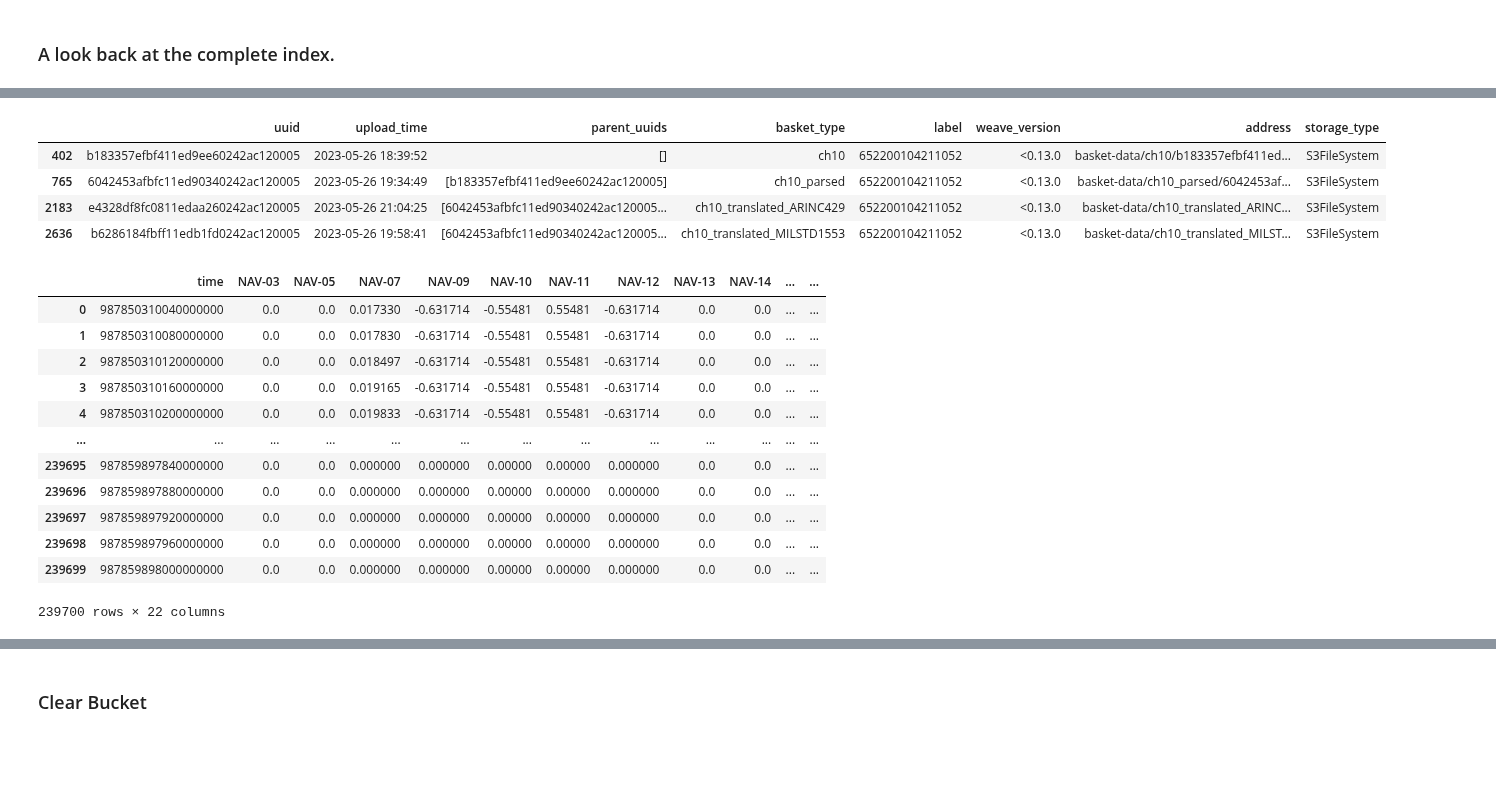
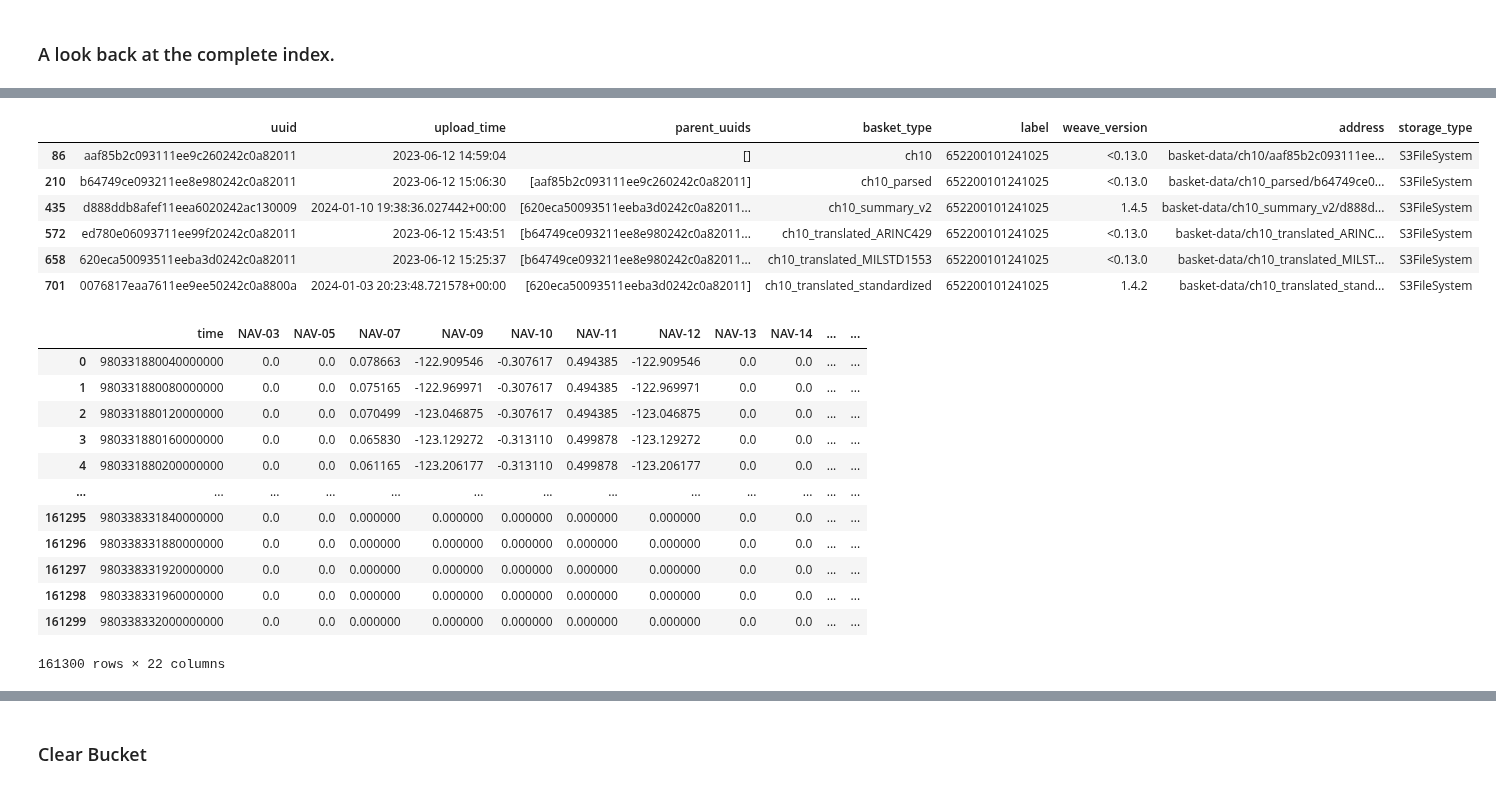
Before and after one commit to 309thEDDGE/opal, a Jupyter notebook: demo-notebooks/extract_transform_load_demo.ipynb, the cells around one changed output, grey strips where cells are left out. Drawn from its saved outputs; the diff is of its cells as text; code cells hidden in the pictures; blank space fills up the shorter version.

```diff
--- a/demo-notebooks/extract_transform_load_demo.ipynb
+++ b/demo-notebooks/extract_transform_load_demo.ipynb
@@ -233,32 +236,34 @@ original_ch10
 
 <img src="resources/weave to pandas.drawio.png">
 # %%
-my_data = index.get_baskets_of_label("652200104211052")
+my_data = index.get_baskets_of_label("652200101241025")
 my_data
 # %% [output]
 |  | uuid | upload_time | parent_uuids | basket_type | label | weave_version | address | storage_type |
-| 402 | b183357efbf411ed9ee60242ac120005 | 2023-05-26 18:39:52 | [] | ch10 | 652200104211052 | <0.13.0 | basket-data/ch10/b183357efbf411ed... | S3FileSystem |
-| 765 | 6042453afbfc11ed90340242ac120005 | 2023-05-26 19:34:49 | [b183357efbf411ed9ee60242ac120005] | ch10_parsed | 652200104211052 | <0.13.0 | basket-data/ch10_parsed/6042453af... | S3FileSystem |
-| 2183 | e4328df8fc0811edaa260242ac120005 | 2023-05-26 21:04:25 | [6042453afbfc11ed90340242ac120005... | ch10_translated_ARINC429 | 652200104211052 | <0.13.0 | basket-data/ch10_translated_ARINC... | S3FileSystem |
-| 2636 | b6286184fbff11edb1fd0242ac120005 | 2023-05-26 19:58:41 | [6042453afbfc11ed90340242ac120005... | ch10_translated_MILSTD1553 | 652200104211052 | <0.13.0 | basket-data/ch10_translated_MILST... | S3FileSystem |
+| 86 | aaf85b2c093111ee9c260242c0a82011 | 2023-06-12 14:59:04 | [] | ch10 | 652200101241025 | <0.13.0 | basket-data/ch10/aaf85b2c093111ee... | S3FileSystem |
+| 210 | b64749ce093211ee8e980242c0a82011 | 2023-06-12 15:06:30 | [aaf85b2c093111ee9c260242c0a82011] | ch10_parsed | 652200101241025 | <0.13.0 | basket-data/ch10_parsed/b64749ce0... | S3FileSystem |
+| 435 | d888ddb8afef11eea6020242ac130009 | 2024-01-10 19:38:36.027442+00:00 | [620eca50093511eeba3d0242c0a82011... | ch10_summary_v2 | 652200101241025 | 1.4.5 | basket-data/ch10_summary_v2/d888d... | S3FileSystem |
+| 572 | ed780e06093711ee99f20242c0a82011 | 2023-06-12 15:43:51 | [b64749ce093211ee8e980242c0a82011... | ch10_translated_ARINC429 | 652200101241025 | <0.13.0 | basket-data/ch10_translated_ARINC... | S3FileSystem |
+| 658 | 620eca50093511eeba3d0242c0a82011 | 2023-06-12 15:25:37 | [b64749ce093211ee8e980242c0a82011... | ch10_translated_MILSTD1553 | 652200101241025 | <0.13.0 | basket-data/ch10_translated_MILST... | S3FileSystem |
+| 701 | 0076817eaa7611ee9ee50242c0a8800a | 2024-01-03 20:23:48.721578+00:00 | [620eca50093511eeba3d0242c0a82011] | ch10_translated_standardized | 652200101241025 | 1.4.2 | basket-data/ch10_translated_stand... | S3FileSystem |
 # %%
 path_1553 = os.path.join(my_data[my_data.basket_type == 'ch10_translated_MILSTD1553'].address.iloc[0], 'parsed_data_translated', 'NAV.parquet', '00.parquet')
 df_1553 = pd.read_parquet(path_1553, filesystem = s3)
 df_1553
 # %% [output]
 |  | time | NAV-03 | NAV-05 | NAV-07 | NAV-09 | NAV-10 | NAV-11 | NAV-12 | NAV-13 | NAV-14 | ... | ... |
-| 0 | 987850310040000000 | 0.0 | 0.0 | 0.017330 | -0.631714 | -0.55481 | 0.55481 | -0.631714 | 0.0 | 0.0 | ... | ... |
-| 1 | 987850310080000000 | 0.0 | 0.0 | 0.017830 | -0.631714 | -0.55481 | 0.55481 | -0.631714 | 0.0 | 0.0 | ... | ... |
-| 2 | 987850310120000000 | 0.0 | 0.0 | 0.018497 | -0.631714 | -0.55481 | 0.55481 | -0.631714 | 0.0 | 0.0 | ... | ... |
-| 3 | 987850310160000000 | 0.0 | 0.0 | 0.019165 | -0.631714 | -0.55481 | 0.55481 | -0.631714 | 0.0 | 0.0 | ... | ... |
-| 4 | 987850310200000000 | 0.0 | 0.0 | 0.019833 | -0.631714 | -0.55481 | 0.55481 | -0.631714 | 0.0 | 0.0 | ... | ... |
+| 0 | 980331880040000000 | 0.0 | 0.0 | 0.078663 | -122.909546 | -0.307617 | 0.494385 | -122.909546 | 0.0 | 0.0 | ... | ... |
+| 1 | 980331880080000000 | 0.0 | 0.0 | 0.075165 | -122.969971 | -0.307617 | 0.494385 | -122.969971 | 0.0 | 0.0 | ... | ... |
+| 2 | 980331880120000000 | 0.0 | 0.0 | 0.070499 | -123.046875 | -0.307617 | 0.494385 | -123.046875 | 0.0 | 0.0 | ... | ... |
+| 3 | 980331880160000000 | 0.0 | 0.0 | 0.065830 | -123.129272 | -0.313110 | 0.499878 | -123.129272 | 0.0 | 0.0 | ... | ... |
+| 4 | 980331880200000000 | 0.0 | 0.0 | 0.061165 | -123.206177 | -0.313110 | 0.499878 | -123.206177 | 0.0 | 0.0 | ... | ... |
 | ... | ... | ... | ... | ... | ... | ... | ... | ... | ... | ... | ... | ... |
-| 239695 | 987859897840000000 | 0.0 | 0.0 | 0.000000 | 0.000000 | 0.00000 | 0.00000 | 0.000000 | 0.0 | 0.0 | ... | ... |
-| 239696 | 987859897880000000 | 0.0 | 0.0 | 0.000000 | 0.000000 | 0.00000 | 0.00000 | 0.000000 | 0.0 | 0.0 | ... | ... |
-| 239697 | 987859897920000000 | 0.0 | 0.0 | 0.000000 | 0.000000 | 0.00000 | 0.00000 | 0.000000 | 0.0 | 0.0 | ... | ... |
-| 239698 | 987859897960000000 | 0.0 | 0.0 | 0.000000 | 0.000000 | 0.00000 | 0.00000 | 0.000000 | 0.0 | 0.0 | ... | ... |
-| 239699 | 987859898000000000 | 0.0 | 0.0 | 0.000000 | 0.000000 | 0.00000 | 0.00000 | 0.000000 | 0.0 | 0.0 | ... | ... |
+| 161295 | 980338331840000000 | 0.0 | 0.0 | 0.000000 | 0.000000 | 0.000000 | 0.000000 | 0.000000 | 0.0 | 0.0 | ... | ... |
+| 161296 | 980338331880000000 | 0.0 | 0.0 | 0.000000 | 0.000000 | 0.000000 | 0.000000 | 0.000000 | 0.0 | 0.0 | ... | ... |
+| 161297 | 980338331920000000 | 0.0 | 0.0 | 0.000000 | 0.000000 | 0.000000 | 0.000000 | 0.000000 | 0.0 | 0.0 | ... | ... |
+| 161298 | 980338331960000000 | 0.0 | 0.0 | 0.000000 | 0.000000 | 0.000000 | 0.000000 | 0.000000 | 0.0 | 0.0 | ... | ... |
+| 161299 | 980338332000000000 | 0.0 | 0.0 | 0.000000 | 0.000000 | 0.000000 | 0.000000 | 0.000000 | 0.0 | 0.0 | ... | ... |
-239700 rows × 22 columns
+161300 rows × 22 columns
 # %%
 # Filter out invalid lat/long/altitude measurements
 where_valid = df_1553[df_1553["NAV-0110"] & df_1553["NAV-0111"]]
```
Also changed, not shown: parts of 14 cells of this notebook, 2 other files.
